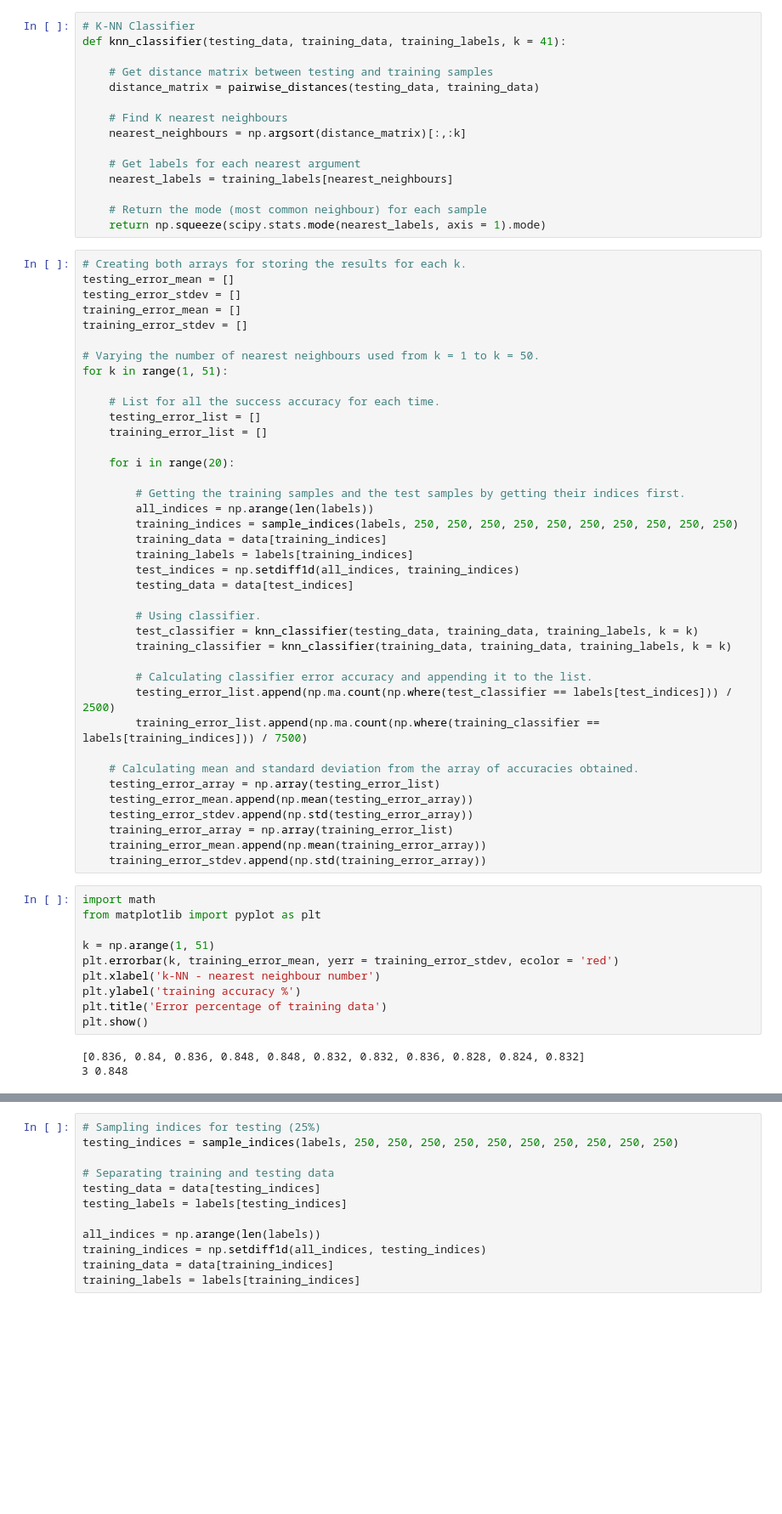
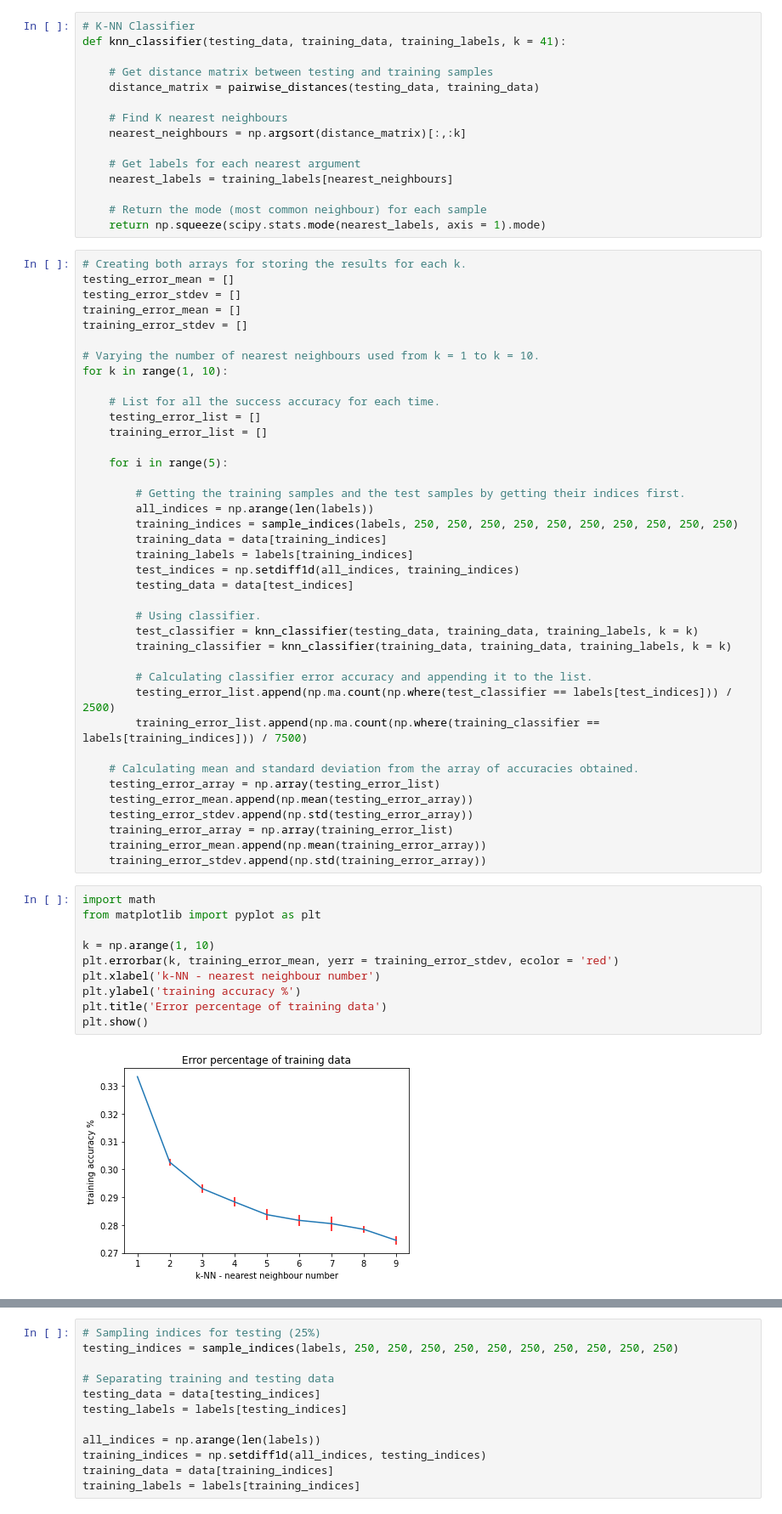
Before and after one commit to henrydrp10/ML-playground, a Jupyter notebook: knn-classifier.ipynb, the cells around one changed output, grey strips where cells are left out. Shown at 85% size. Drawn from its saved outputs; the diff is of its cells as text; blank space fills up the shorter version.

```diff
--- a/knn-classifier.ipynb
+++ b/knn-classifier.ipynb
@@ -40,14 +40,14 @@ testing_error_stdev = []
 training_error_mean = []
 training_error_stdev = []
 
-# Varying the number of nearest neighbours used from k = 1 to k = 50.
-for k in range(1, 51):
+# Varying the number of nearest neighbours used from k = 1 to k = 10.
+for k in range(1, 10):
 
     # List for all the success accuracy for each time.
     testing_error_list = []
     training_error_list = []
 
-    for i in range(20):
+    for i in range(5):
 
         # Getting the training samples and the test samples by getting their indices first.
         all_indices = np.arange(len(labels))
@@ -75,14 +75,13 @@ for k in range(1, 51):
 # %%
 import math
 from matplotlib import pyplot as plt
 
-k = np.arange(1, 51)
+k = np.arange(1, 10)
 plt.errorbar(k, training_error_mean, yerr = training_error_stdev, ecolor = 'red')
 plt.xlabel('k-NN - nearest neighbour number')
 plt.ylabel('training accuracy %')
 plt.title('Error percentage of training data')
 plt.show()
 # %% [output]
-[0.836, 0.84, 0.836, 0.848, 0.848, 0.832, 0.832, 0.836, 0.828, 0.824, 0.832]
-3 0.848
+[figure, added]
 # %%
```
Also changed, not shown: parts of 2 cells of this notebook.
